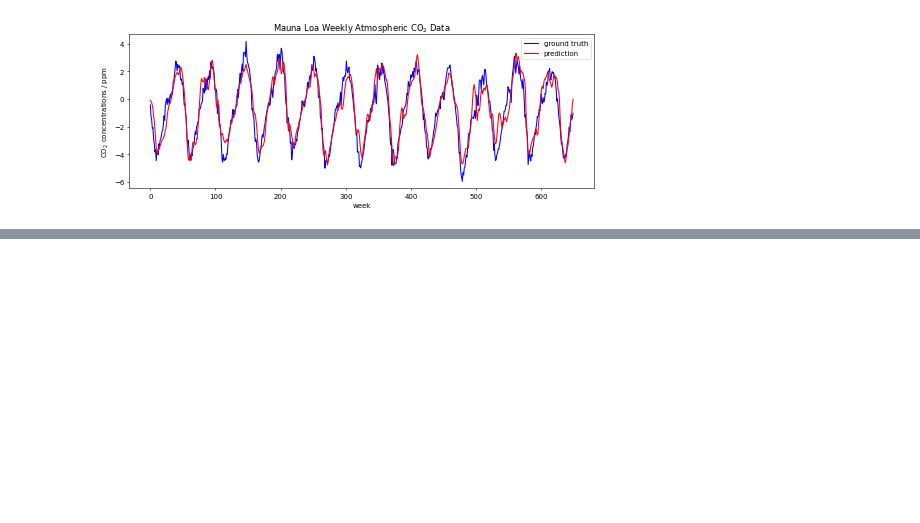
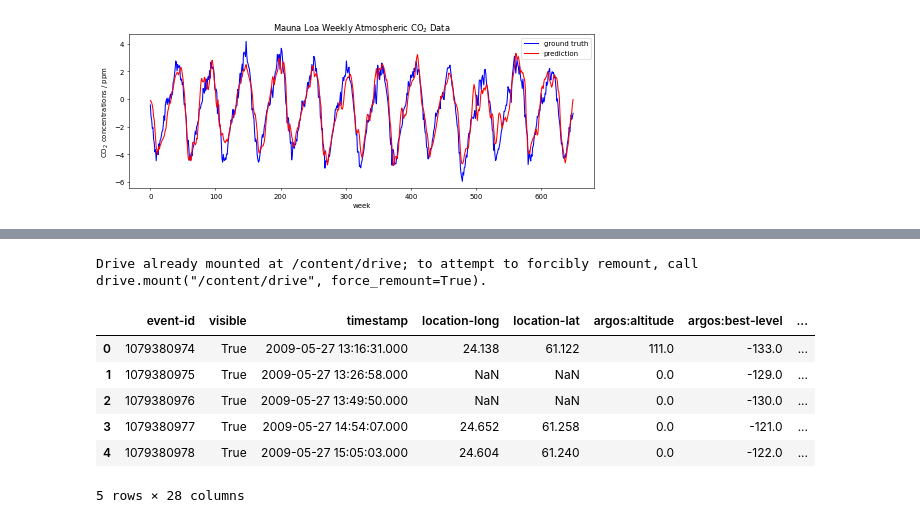
Before and after one commit to Mizuki-OHASHI/notebooks, a Jupyter notebook: reservoir_computing.ipynb, the cells around one changed output, grey strips where cells are left out. Cells and saved outputs as stored; diff of their text form; code cells hidden in the pictures; blank space fills up the shorter version.

```diff
--- a/reservoir_computing.ipynb
+++ b/reservoir_computing.ipynb
@@ -219,0 +225,17 @@ Fitting node Ridge-175...
+# %%
+from google.colab import drive
+drive.mount("/content/drive")
+# %% [output]
+Drive already mounted at /content/drive; to attempt to forcibly remount, call drive.mount("/content/drive", force_remount=True).
+# %%
+path = "/content/drive/MyDrive/Colab Notebooks/data/Animal tracking data set.csv"
+df = pd.read_csv(path)
+df.head()
+# %% [output]
+|  | event-id | visible | timestamp | location-long | location-lat | argos:altitude | argos:best-level | ... |
+| 0 | 1079380974 | True | 2009-05-27 13:16:31.000 | 24.138 | 61.122 | 111.0 | -133.0 | ... |
+| 1 | 1079380975 | True | 2009-05-27 13:26:58.000 | NaN | NaN | 0.0 | -129.0 | ... |
+| 2 | 1079380976 | True | 2009-05-27 13:49:50.000 | NaN | NaN | 0.0 | -130.0 | ... |
+| 3 | 1079380977 | True | 2009-05-27 14:54:07.000 | 24.652 | 61.258 | 0.0 | -121.0 | ... |
+| 4 | 1079380978 | True | 2009-05-27 15:05:03.000 | 24.604 | 61.240 | 0.0 | -122.0 | ... |
+5 rows × 28 columns
```
Also changed, not shown: parts of 6 cells of this notebook.
